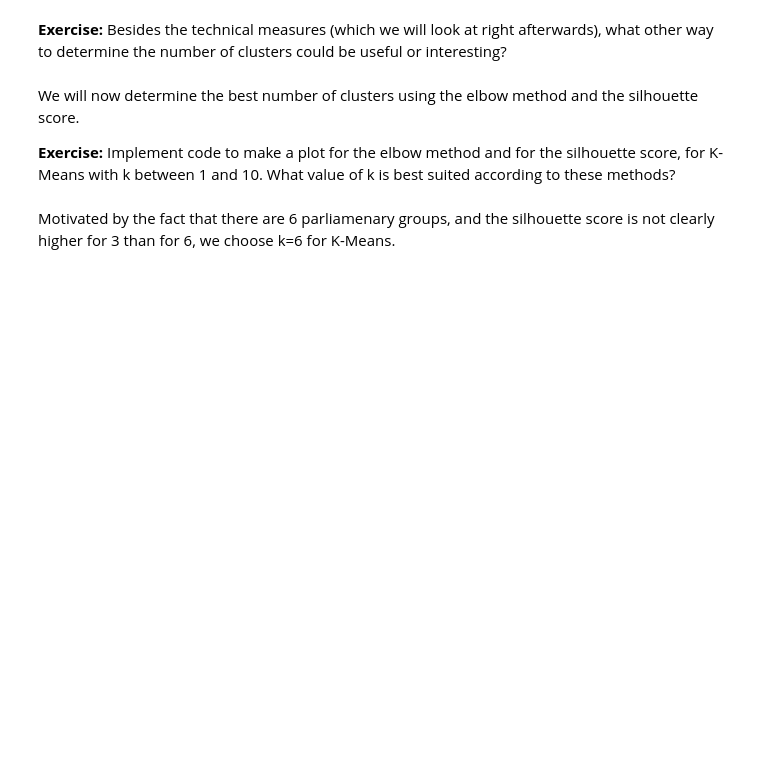
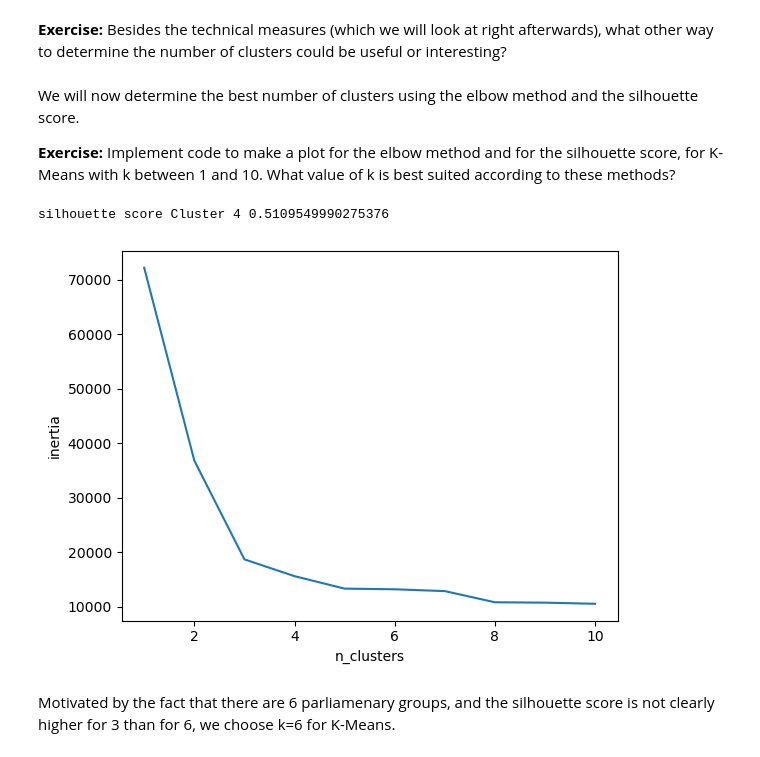
Before and after one commit to andrealuzzi/Block3, a Jupyter notebook: Project_5_Unsupervised_Learning.ipynb, the cells around one changed output. Drawn from its saved outputs; the diff is of its cells as text; code cells hidden in the pictures; blank space fills up the shorter version.

```diff
--- a/Project_5_Unsupervised_Learning.ipynb
+++ b/Project_5_Unsupervised_Learning.ipynb
@@ -231,6 +241,29 @@ Hence, we need to determine the number of clusters we want to compute.
 We will now determine the best number of clusters using the elbow method and the silhouette score.
 
 **Exercise:** Implement code to make a plot for the elbow method and for the silhouette score, for K-Means with k between 1 and 10. What value of k is best suited according to these methods?
+# %%
+
+# K-means clustering
+# Determine the optimal number of clusters using the elbow method
+inertia = []
+for i in range(1, 11):
+    kmeans = KMeans(n_clusters=i, random_state=42, n_init="auto")
+    kmeans.fit(scaled_data_participants_ss24_nr)
+    inertia.append(kmeans.inertia_)
+
+ellbow_df = pd.DataFrame({'n_clusters': range(1, 11), 'inertia': inertia})
+sns.lineplot(x="n_clusters", y="inertia", data = ellbow_df)
+
+kmeans1 = KMeans(n_clusters=4,  n_init=40)
+clusters = kmeans1.fit_predict(scaled_data_participants_ss24_nr)
+
+# compute the silhouette score
+from sklearn.metrics import silhouette_score
+
+print("silhouette score Cluster 4", silhouette_score(scaled_data_participants_ss24_nr, clusters))
+# %% [output]
+silhouette score Cluster 4 0.5109549990275376
+[figure, added]
 # %% [markdown]
 Motivated by the fact that there are 6 parliamenary groups, and the silhouette score is not clearly higher for 3 than for 6, we choose k=6 for K-Means.
 # %%
```
Also changed, not shown: parts of 5 cells of this notebook.
